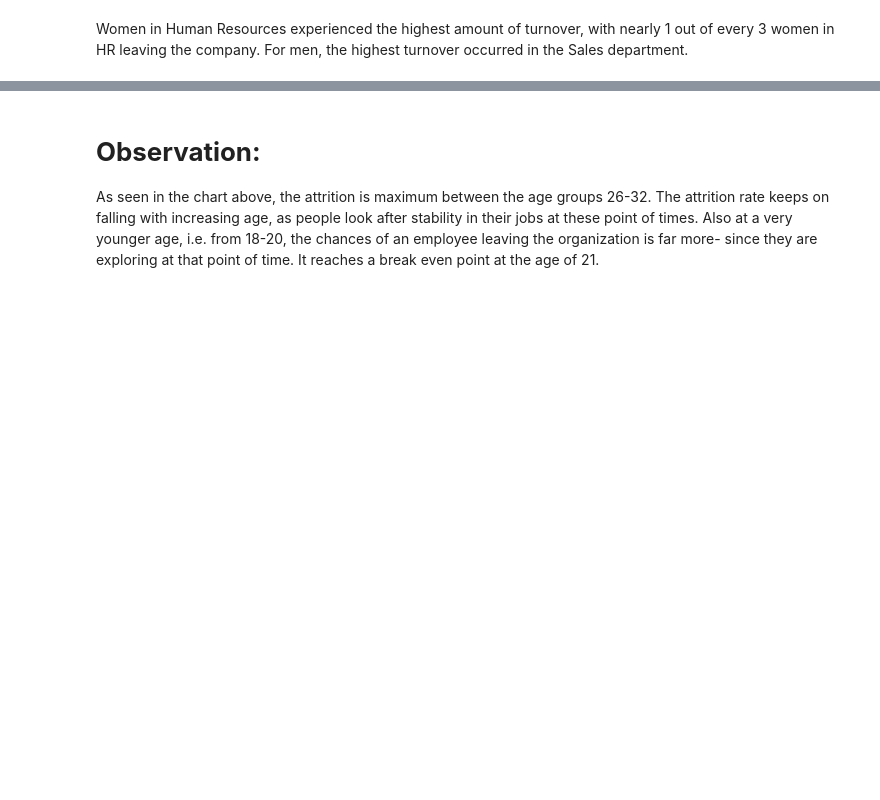
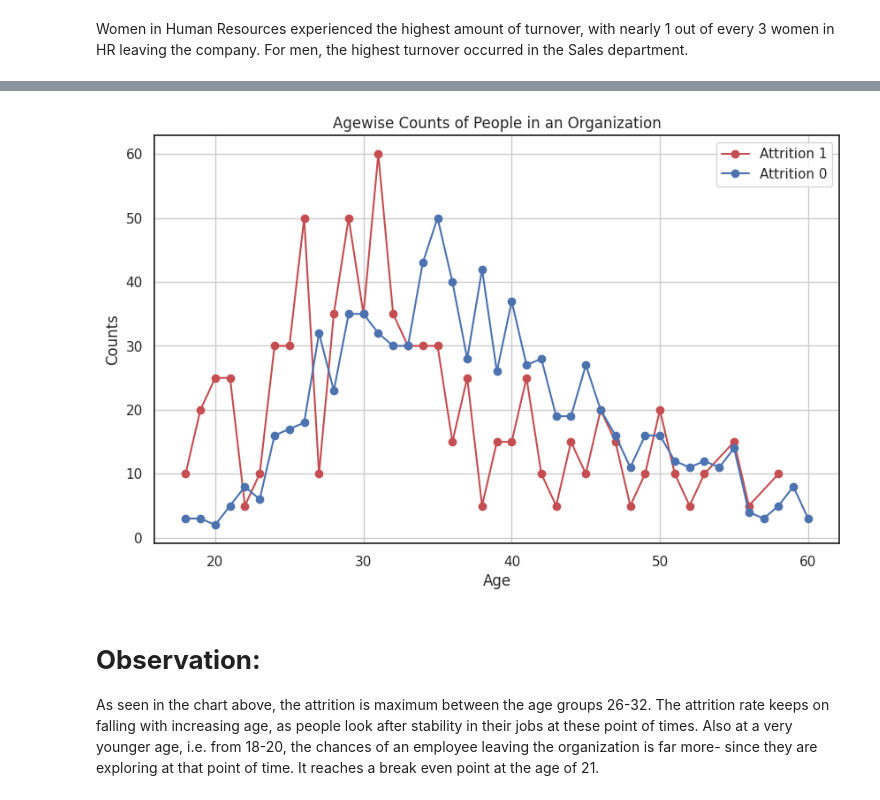
Before and after one commit to Ans155/Attrition-Prediction-and-Analysis, a Jupyter notebook: StockGroAssignment.ipynb, the cells around one changed output, grey strips where cells are left out. Saved outputs shown, nothing was run; the diff lists cells and outputs as text; code cells hidden in the pictures; blank space fills up the shorter version.

```diff
--- a/StockGroAssignment.ipynb
+++ b/StockGroAssignment.ipynb
@@ -309,3 +297,23 @@ fig.show()
+# %%
+age_att = data.groupby(['Age', 'Attrition']).size().reset_index(name='Counts')
+
+attrition_1 = age_att[age_att['Attrition'] == 1]
+attrition_0 = age_att[age_att['Attrition'] == 0]
+
+plt.figure(figsize=(10, 6))
+
+plt.plot(attrition_1['Age'], attrition_1['Counts'], marker='o', linestyle='-', color='r', label='Attrition 1')
+plt.plot(attrition_0['Age'], attrition_0['Counts'], marker='o', linestyle='-', color='b', label='Attrition 0')
+
+plt.title('Agewise Counts of People in an Organization')
+plt.xlabel('Age')
+plt.ylabel('Counts')
+plt.legend()
+plt.grid(True)
+
+plt.show()
+# %% [output]
+[figure, added]
 # %% [markdown]
 # **Observation:**
 
```
Also changed, not shown: parts of 15 cells of this notebook.
